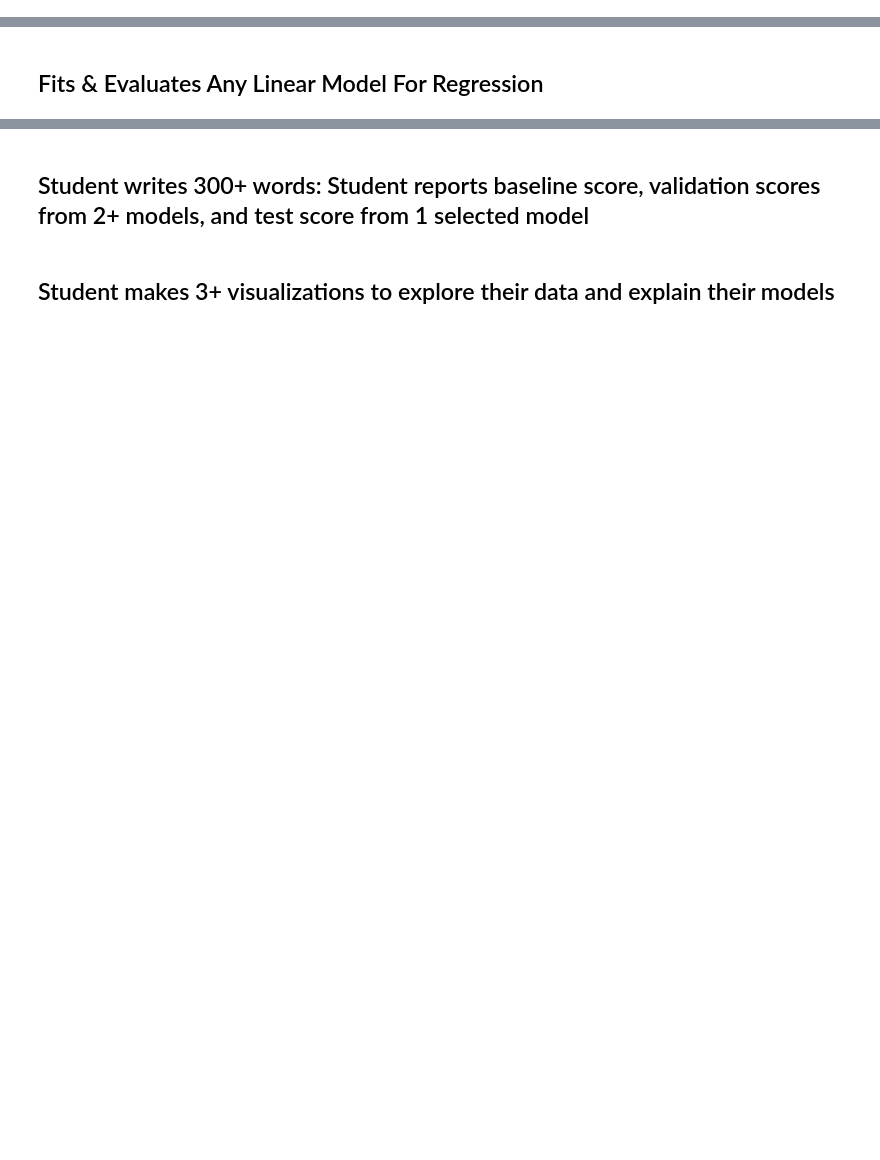
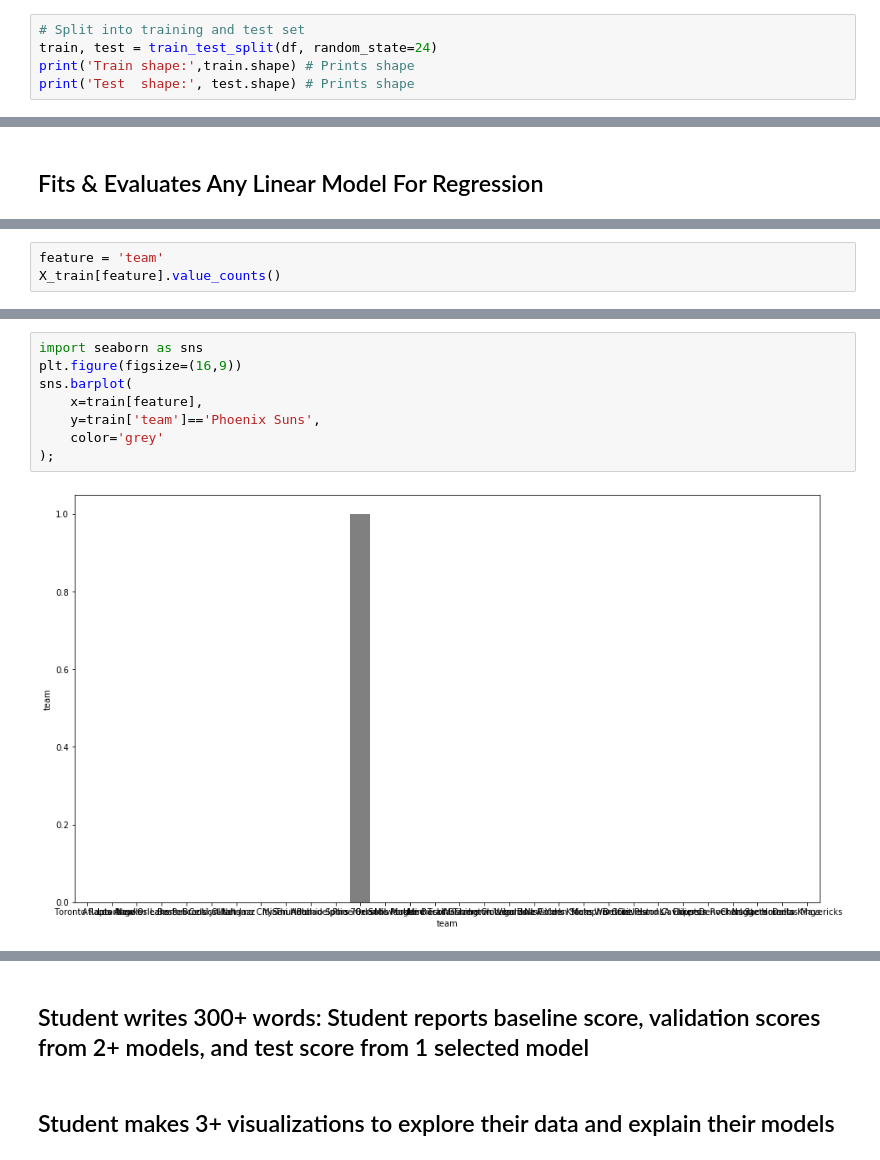
Before and after one commit to jacobpad/jacobpad.github.io, a Jupyter notebook: data/U2_Project_NBA.ipynb, the cells around one changed output, grey strips where cells are left out. Drawn from its saved outputs; the diff is of its cells as text; blank space fills up the shorter version.

```diff
--- a/data/U2_Project_NBA.ipynb
+++ b/data/U2_Project_NBA.ipynb
@@ -318,0 +360,5 @@ target = df['salary']
+# %%
+# Split into training and test set
+train, test = train_test_split(df, random_state=24)
+print('Train shape:',train.shape) # Prints shape
+print('Test  shape:', test.shape) # Prints shape
@@ -350,0 +643,3 @@ Name: salary, Length: 204, dtype: float64
+# %%
+feature = 'team'
+X_train[feature].value_counts()
@@ -350,0 +664,10 @@ Name: salary, Length: 204, dtype: float64
+# %%
+import seaborn as sns
+plt.figure(figsize=(16,9))
+sns.barplot(
+    x=train[feature],
+    y=train['team']=='Phoenix Suns',
+    color='grey'
+);
+# %% [output]
+[figure, added]
```
Also changed, not shown: parts of 60 cells of this notebook.
